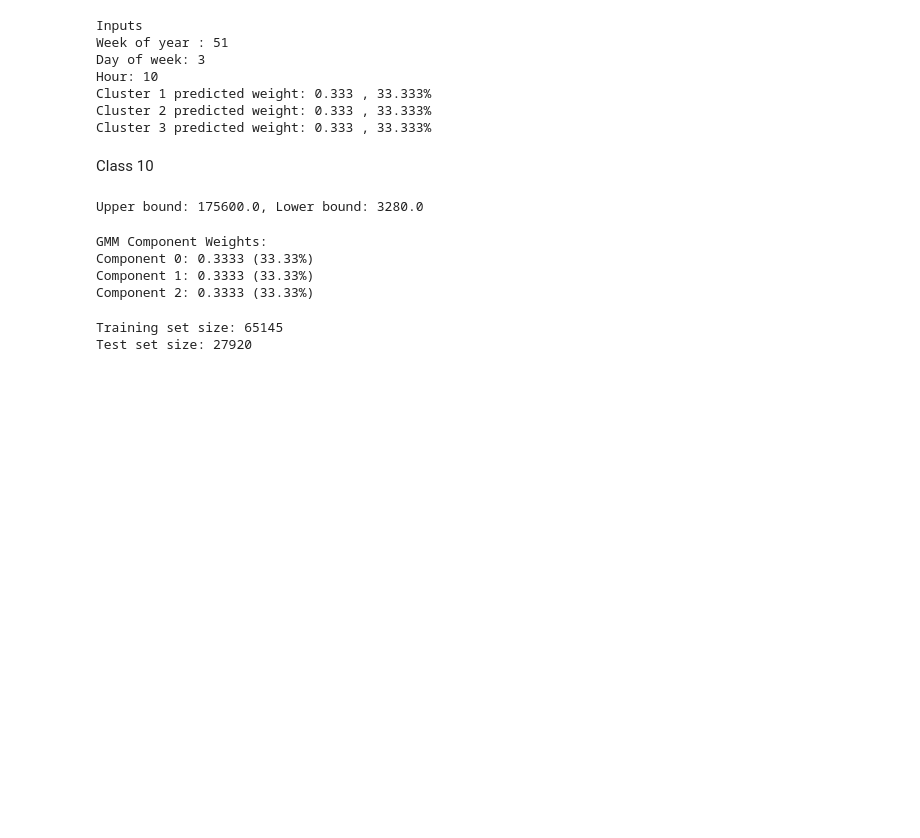
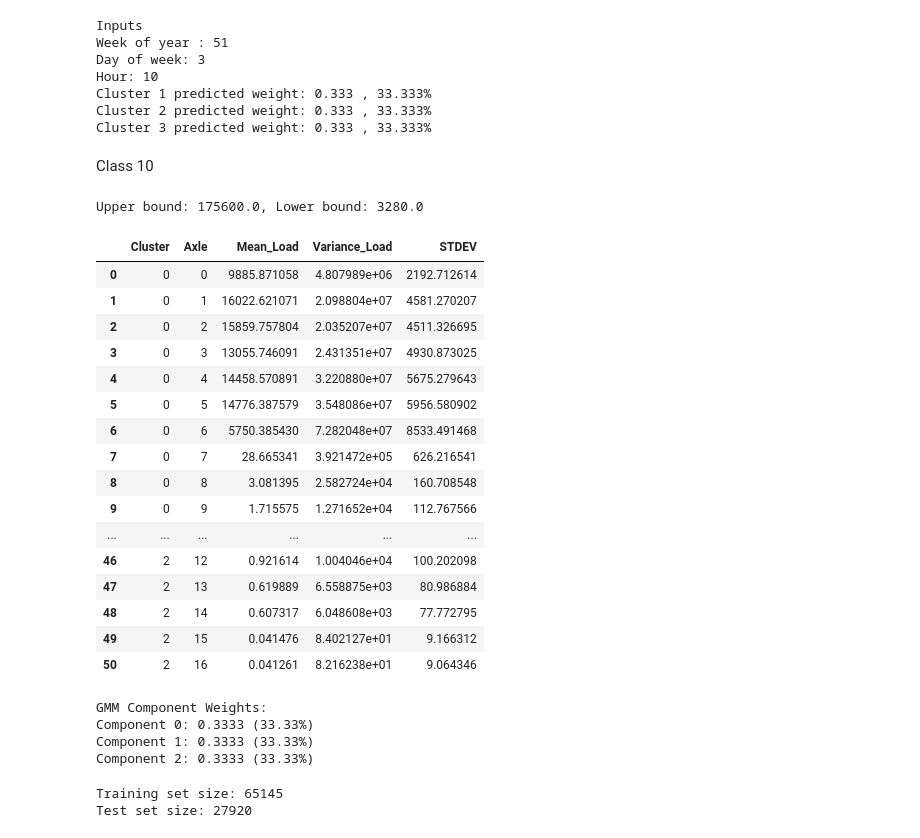
Before and after one commit to rda329/Fall25_Capstone_DSE, a Jupyter notebook: Data_Exploration/decision_tree.ipynb, the cells around one changed output. Saved outputs shown, nothing was run; the diff lists cells and outputs as text; code cells hidden in the pictures; blank space fills up the shorter version.

```diff
--- a/Data_Exploration/decision_tree.ipynb
+++ b/Data_Exploration/decision_tree.ipynb
@@ -1829,6 +2123,27 @@ Upper bound: 175600.0, Lower bound: 3280.0
 max_iter = 20
 num_clusters = 3
 k3_model, df_spark2 = fit_gmm_spark(df_spark,cols, num_clusters, max_iter)
+# %%
+marginal_dist_df = pd.DataFrame(get_distribution_params(k3_model, num_clusters))
+marginal_dist_df
+# %% [output]
+|  | Cluster | Axle | Mean_Load | Variance_Load | STDEV |
+| 0 | 0 | 0 | 9885.871058 | 4.807989e+06 | 2192.712614 |
+| 1 | 0 | 1 | 16022.621071 | 2.098804e+07 | 4581.270207 |
+| 2 | 0 | 2 | 15859.757804 | 2.035207e+07 | 4511.326695 |
+| 3 | 0 | 3 | 13055.746091 | 2.431351e+07 | 4930.873025 |
+| 4 | 0 | 4 | 14458.570891 | 3.220880e+07 | 5675.279643 |
+| 5 | 0 | 5 | 14776.387579 | 3.548086e+07 | 5956.580902 |
+| 6 | 0 | 6 | 5750.385430 | 7.282048e+07 | 8533.491468 |
+| 7 | 0 | 7 | 28.665341 | 3.921472e+05 | 626.216541 |
+| 8 | 0 | 8 | 3.081395 | 2.582724e+04 | 160.708548 |
+| 9 | 0 | 9 | 1.715575 | 1.271652e+04 | 112.767566 |
+| ... | ... | ... | ... | ... | ... |
+| 46 | 2 | 12 | 0.921614 | 1.004046e+04 | 100.202098 |
+| 47 | 2 | 13 | 0.619889 | 6.558875e+03 | 80.986884 |
+| 48 | 2 | 14 | 0.607317 | 6.048608e+03 | 77.772795 |
+| 49 | 2 | 15 | 0.041476 | 8.402127e+01 | 9.166312 |
+| 50 | 2 | 16 | 0.041261 | 8.216238e+01 | 9.064346 |
 # %%
 # Get the weights
 weights = k3_model.weights
```
Also changed, not shown: parts of 18 cells of this notebook.
